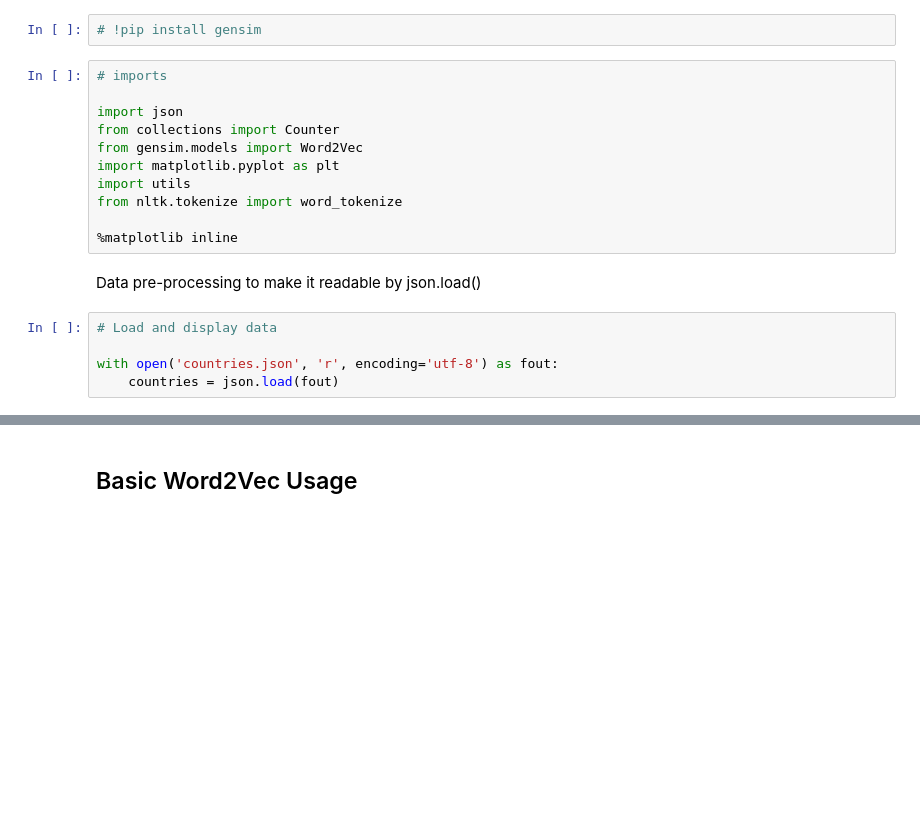
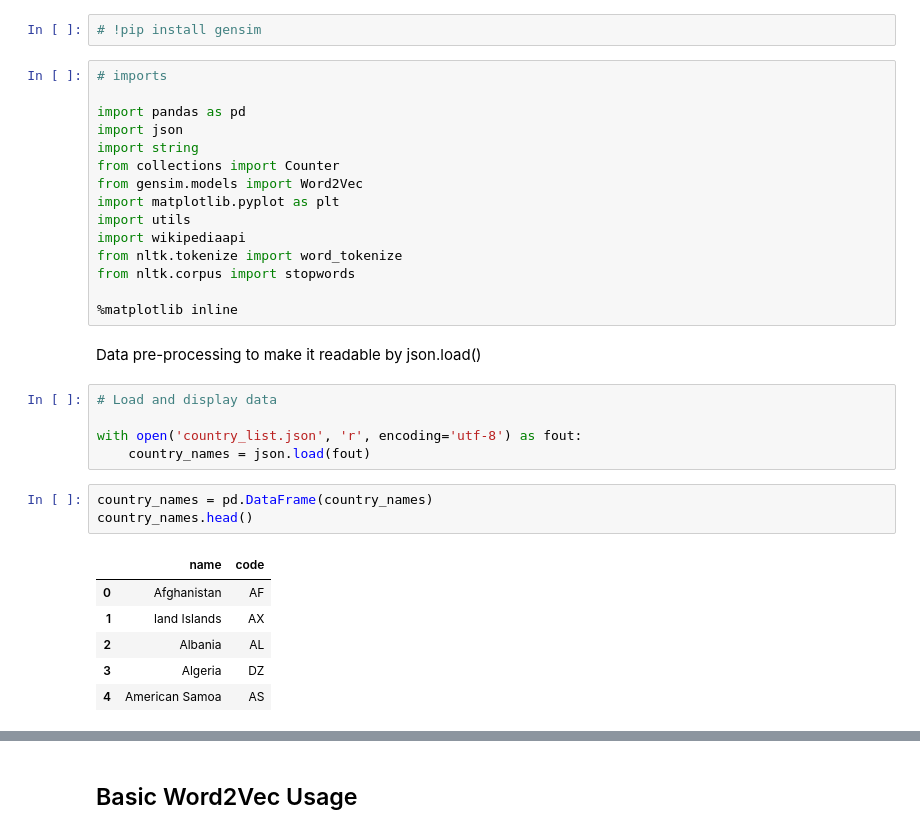
Before and after one commit to arni319/semantic_processing, a Jupyter notebook: Distributional Semantics/codes/w2v.ipynb, the cells around one changed output, grey strips where cells are left out. Saved outputs shown, nothing was run; the diff lists cells and outputs as text; blank space fills up the shorter version.

```diff
--- a/Distributional Semantics/codes/w2v.ipynb
+++ b/Distributional Semantics/codes/w2v.ipynb
@@ -5,12 +5,16 @@
 # %%
 # imports
 
+import pandas as pd
 import json
+import string
 from collections import Counter
 from gensim.models import Word2Vec
 import matplotlib.pyplot as plt
 import utils
+import wikipediaapi
 from nltk.tokenize import word_tokenize
+from nltk.corpus import stopwords
 
 %matplotlib inline
 # %% [markdown]
@@ -18,5 +22,15 @@ Data pre-processing to make it readable by json.load()
 # %%
 # Load and display data
 
-with open('countries.json', 'r', encoding='utf-8') as fout:
-    countries = json.load(fout)
+with open('country_list.json', 'r', encoding='utf-8') as fout:
+    country_names = json.load(fout)
+# %%
+country_names = pd.DataFrame(country_names)
+country_names.head()
+# %% [output]
+|  | name | code |
+| 0 | Afghanistan | AF |
+| 1 | land Islands | AX |
+| 2 | Albania | AL |
+| 3 | Algeria | DZ |
+| 4 | American Samoa | AS |
```
Also changed, not shown: parts of 24 cells of this notebook, 4 other files.
